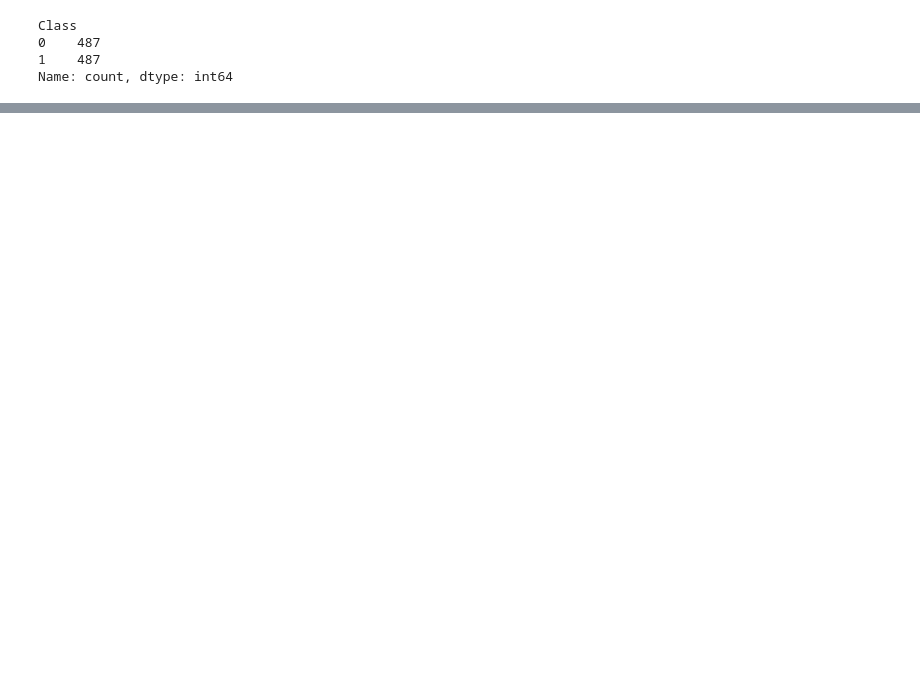
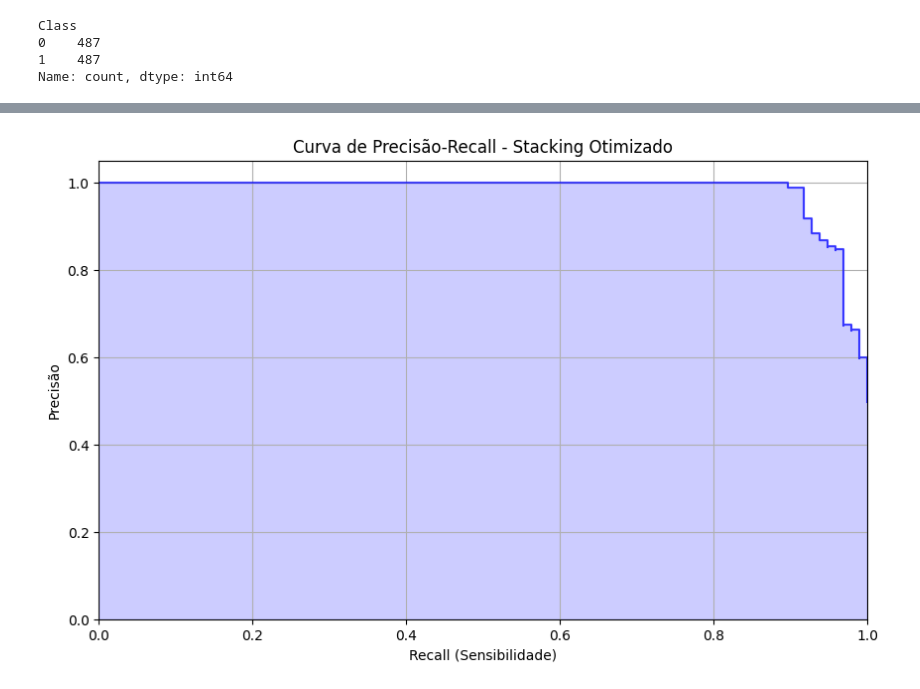
Before and after one commit to pnn99/detector_fraude_LLM, a Jupyter notebook: detector_de_fraude.ipynb, the cells around one changed output, grey strips where cells are left out. Drawn from its saved outputs; the diff is of its cells as text; code cells hidden in the pictures; blank space fills up the shorter version.

```diff
--- a/detector_de_fraude.ipynb
+++ b/detector_de_fraude.ipynb
@@ -705,0 +821,21 @@ INICIANDO ANÁLISE VISUAL FINAL (MODELOS OTIMIZADOS)
+# %%
+from sklearn.metrics import precision_recall_curve, average_precision_score
+
+# Calcular a curva de Precisão-Recall
+precision, recall, _ = precision_recall_curve(y_test, y_pred_proba)
+avg_precision = average_precision_score(y_test, y_pred_proba)
+
+# Plotar o gráfico
+plt.figure(figsize=(10, 6))
+plt.step(recall, precision, color='b', alpha=0.7, where='post', label=f'Curva PR (AP = {avg_precision:.2f})')
+plt.fill_between(recall, precision, step='post', alpha=0.2, color='b')
+plt.xlabel('Recall (Sensibilidade)')
+plt.ylabel('Precisão')
+plt.ylim([0.0, 1.05])
+plt.xlim([0.0, 1.0])
+plt.title('Curva de Precisão-Recall - Stacking Otimizado')
+plt.grid()
+plt.savefig('precision_recall_curve_final.png')
+plt.show()
+# %% [output]
+[figure, added]
```
Also changed, not shown: parts of 17 cells of this notebook.
